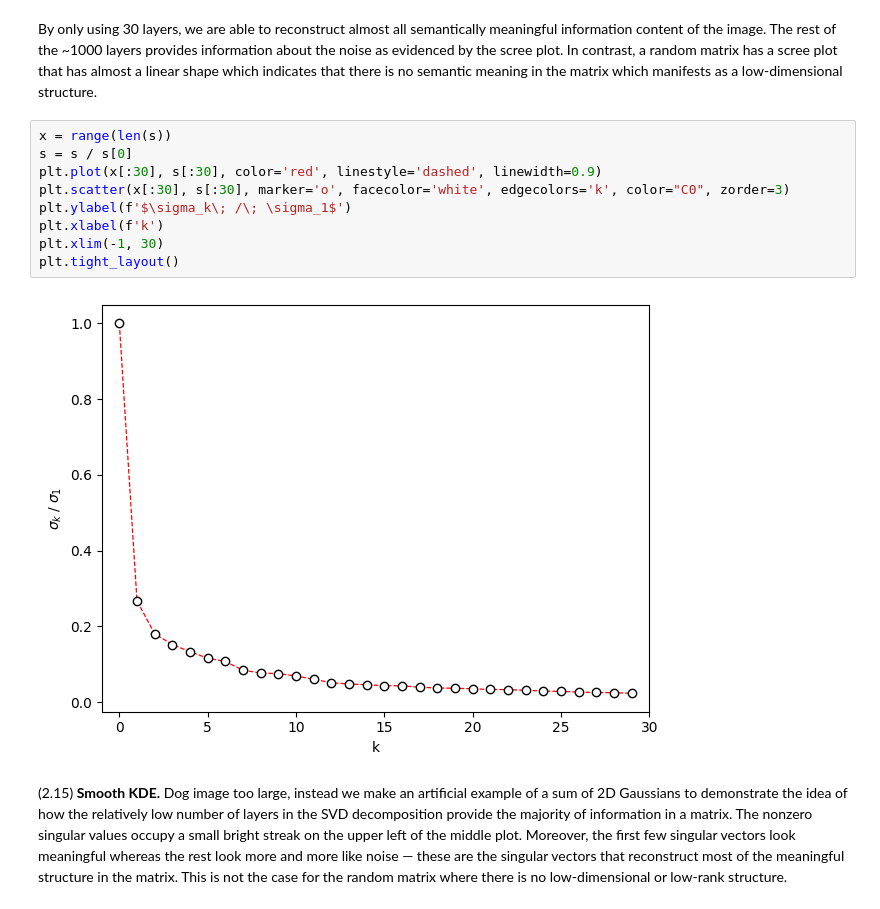
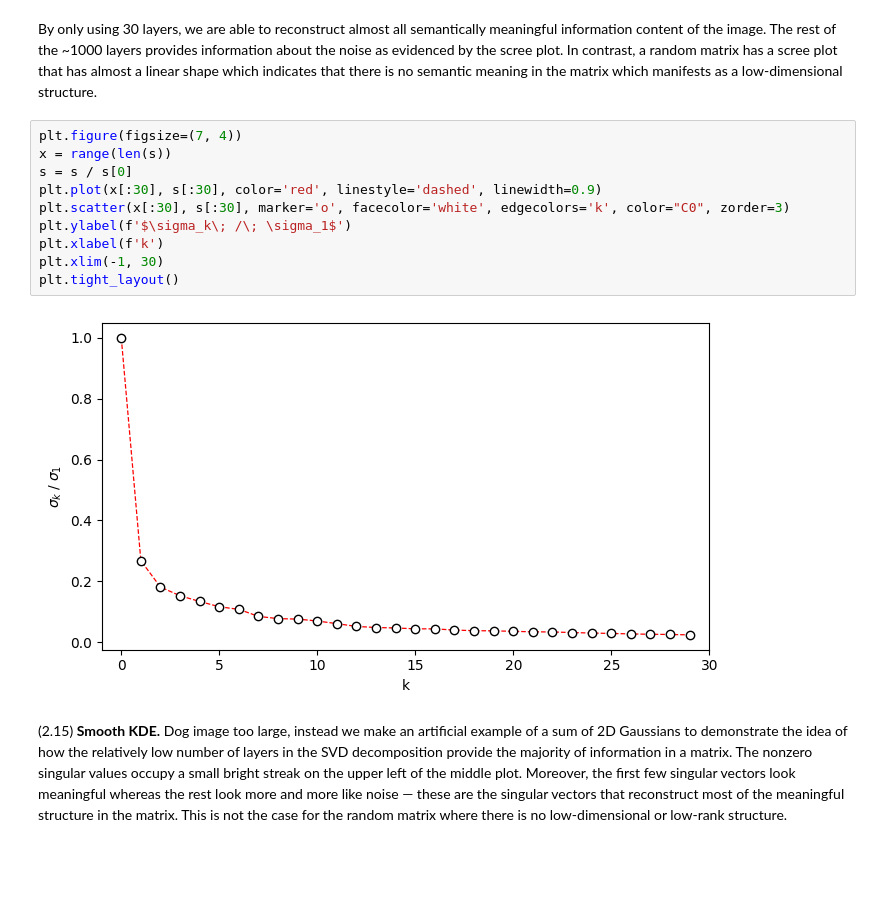
Before and after one commit to particle1331/computational-linear-algebra, a Jupyter notebook: chapters/02-svd.ipynb, the cells around one changed output. Saved outputs shown, nothing was run; the diff lists cells and outputs as text; blank space fills up the shorter version.

Commit message:
Fix svd figure.

```diff
--- a/chapters/02-svd.ipynb
+++ b/chapters/02-svd.ipynb
@@ -379,16 +380,17 @@ fig.tight_layout()
 # %% [markdown]
   By only using 30 layers, we are able to reconstruct almost all semantically meaningful information content of the image. The rest of the ~1000 layers provides information about the noise as evidenced by the scree plot. In contrast, a random matrix has a scree plot that has almost a linear shape which indicates that there is no semantic meaning in the matrix which manifests as a low-dimensional structure.
 # %%
+plt.figure(figsize=(7, 4))
 x = range(len(s))
 s = s / s[0]
 plt.plot(x[:30], s[:30], color='red', linestyle='dashed', linewidth=0.9)
 plt.scatter(x[:30], s[:30], marker='o', facecolor='white', edgecolors='k', color="C0", zorder=3)
 plt.ylabel(f'$\sigma_k\; /\; \sigma_1$')
 plt.xlabel(f'k')
 plt.xlim(-1, 30)
 plt.tight_layout()
 # %% [output]
-[figure, old version]
+[figure, new version]
 # %% [markdown]
 (2.15) **Smooth KDE.** Dog image too large, instead we make an artificial example of a sum of 2D Gaussians to demonstrate the idea of how the relatively low number of layers in the SVD decomposition provide the majority of information in a matrix. The nonzero singular values occupy a small bright streak on the upper left of the middle plot. Moreover, the first few singular vectors look meaningful whereas the rest look more and more like noise &mdash; these are the singular vectors that reconstruct most of the meaningful structure in the matrix. This is not the case for the random matrix where there is no low-dimensional or low-rank structure.
 # %%
```
Also changed, not shown: parts of 1 cell of this notebook.
